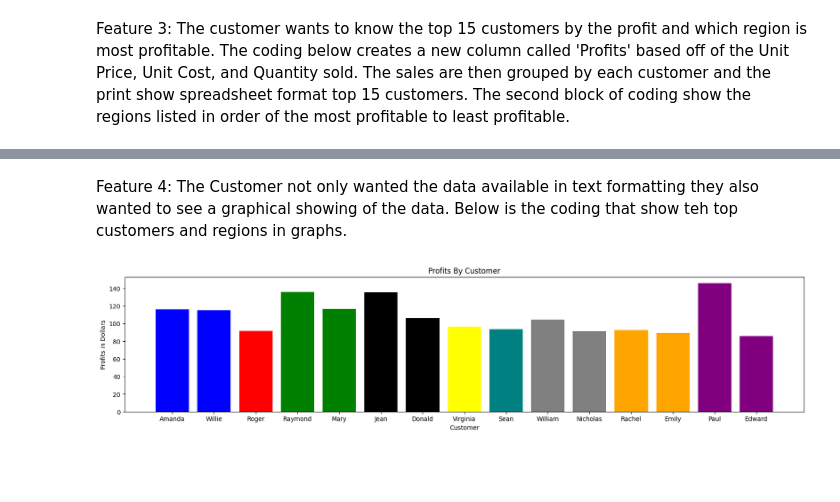
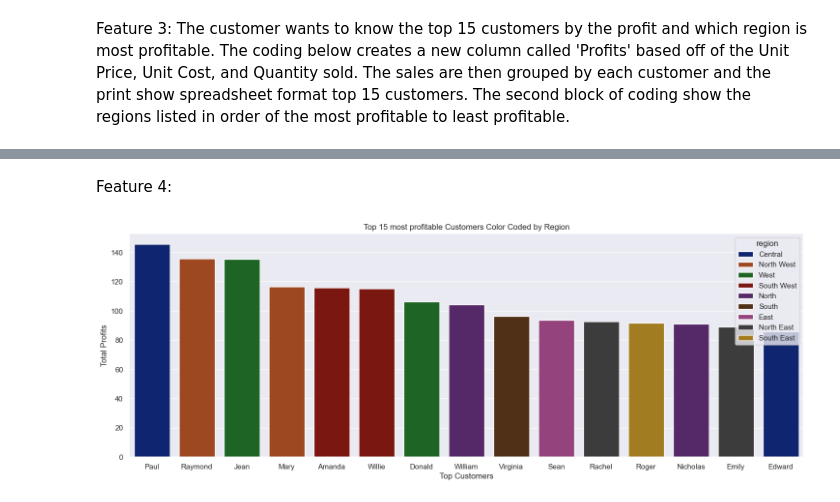
Before and after one commit to AdamTurner84/data_1_checks, a Jupyter notebook: fruit_veg_final.ipynb, the cells around one changed output, grey strips where cells are left out. Saved outputs shown, nothing was run; the diff lists cells and outputs as text; code cells hidden in the pictures; blank space fills up the shorter version.

```diff
--- a/fruit_veg_final.ipynb
+++ b/fruit_veg_final.ipynb
@@ -90,36 +52,18 @@ print(col_group.to_string())
-# %% [markdown]
-Feature 4: The Customer not only wanted the data available in text formatting they also wanted to see a graphical showing of the data. Below is the coding that show teh top customers and regions in graphs.
-# %%
-
-
-#This code block is for the top 15 customers.
-
-plt.figure(figsize=(20,4))
-
-mask1 = top_cust['region'] == 'South West'
-mask2 = top_cust['region'] == 'South East'
-mask3 = top_cust['region'] == 'North West'
-mask4 = top_cust['region'] == 'West'
-mask5 = top_cust['region'] == 'South'
-mask6 = top_cust['region'] == 'East'
-mask7 = top_cust['region'] == 'North'
-mask8 = top_cust['region'] == 'North East'
-mask9 = top_cust['region'] == 'Central'
-
-plt.bar((top_cust['customer_name_first'])[mask1], (top_cust['profit'])[mask1], color = 'blue')
-plt.bar((top_cust['customer_name_first'])[mask2], (top_cust['profit'])[mask2], color = 'red')
-plt.bar((top_cust['customer_name_first'])[mask3], (top_cust['profit'])[mask3], color = 'green')
-plt.bar((top_cust['customer_name_first'])[mask4], (top_cust['profit'])[mask4], color = 'black')
-plt.bar((top_cust['customer_name_first'])[mask5], (top_cust['profit'])[mask5], color = 'yellow')
-plt.bar((top_cust['customer_name_first'])[mask6], (top_cust['profit'])[mask6], color = 'teal')
-plt.bar((top_cust['customer_name_first'])[mask7], (top_cust['profit'])[mask7], color = 'grey')
-plt.bar((top_cust['customer_name_first'])[mask8], (top_cust['profit'])[mask8], color = 'orange')
-plt.bar((top_cust['customer_name_first'])[mask9], (top_cust['profit'])[mask9], color = 'purple')
-
-plt.title('Profits By Customer')
-plt.xlabel('Customer')
-plt.ylabel('Profits in Dollars')
-
-plt.show()
-# %% [output]
-[figure, removed]
+# %% [markdown]
+Feature 4:
+# %%
+#Code to graph the Top 15 Customers.
+sns.set(rc={'figure.figsize':(18,6)})
+
+top_custs = sns.barplot(
+    data=top_cust,
+    x='customer_name_first', y='profit', hue='region',
+    palette='dark', dodge=False
+)
+
+top_custs.set(xlabel='Top Customers', ylabel='Total Profits',
+    title='Top 15 most profitable Customers Color Coded by Region')
+
+top_custs.figure.savefig('final_files/top_15_custs.png')
+# %% [output]
+[figure, added]
```
Also changed, not shown: parts of 5 cells of this notebook, 3 other files.
